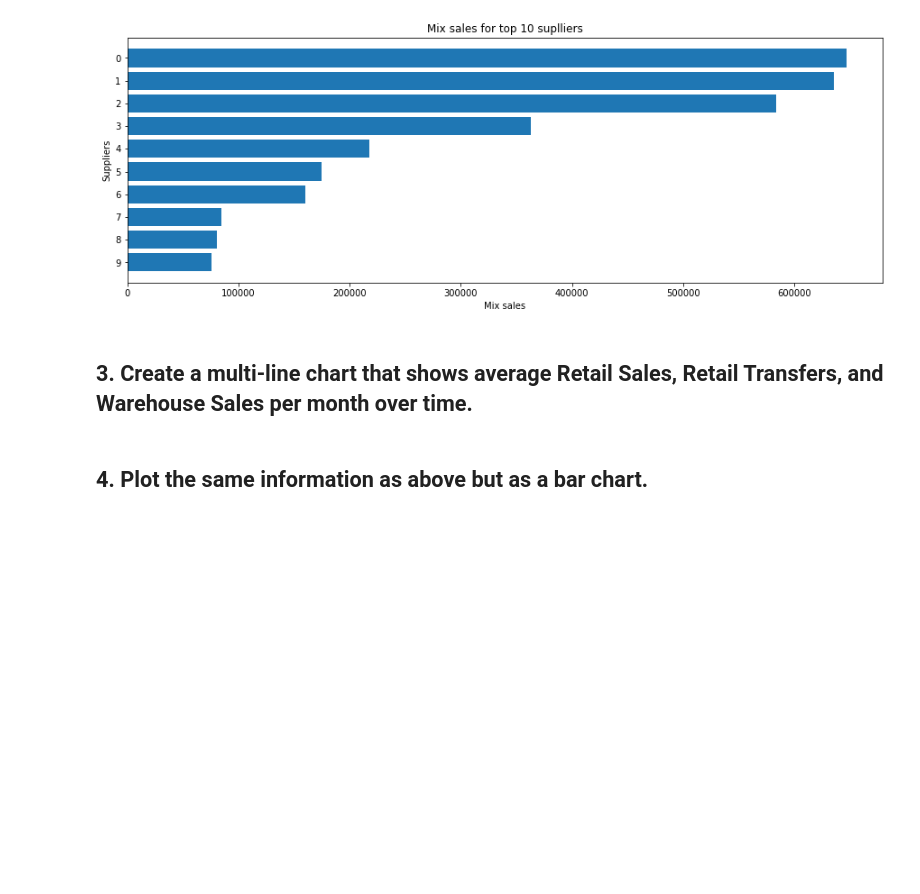
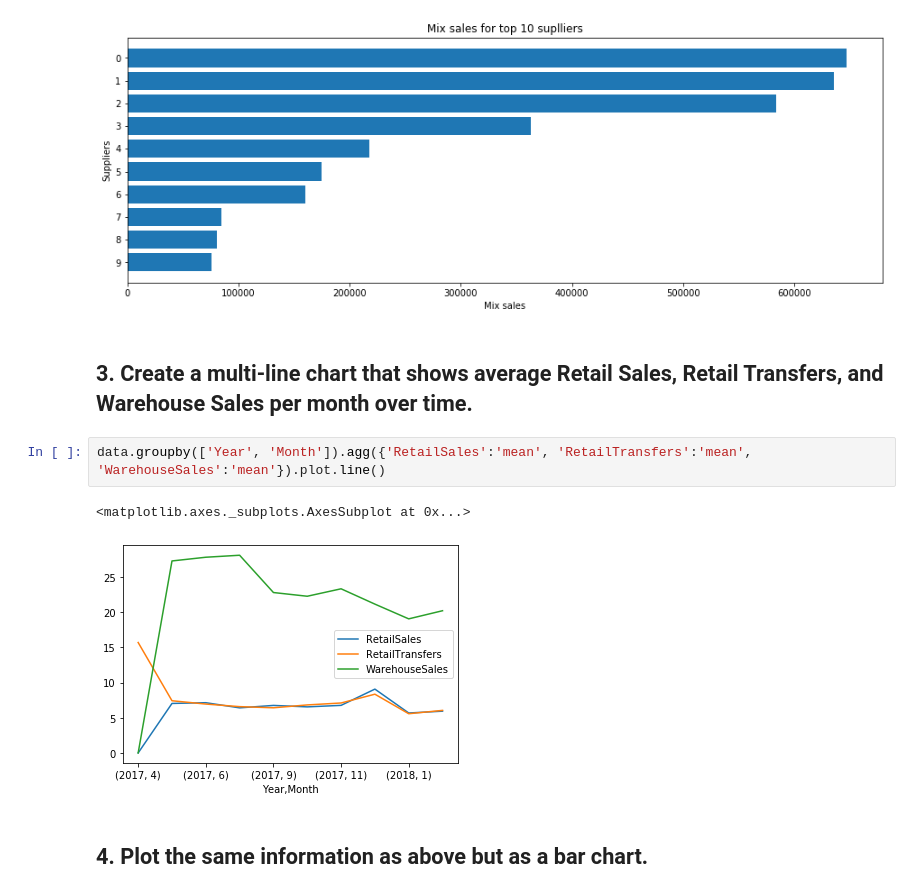
Before and after one commit to ironhack-datalabs/datamad0120, a Jupyter notebook: module-2/lab-plotting-multiple-data-series/your-code/main.ipynb, the cells around one changed output. Drawn from its saved outputs; the diff is of its cells as text; blank space fills up the shorter version.

```diff
--- a/module-2/lab-plotting-multiple-data-series/your-code/main.ipynb
+++ b/module-2/lab-plotting-multiple-data-series/your-code/main.ipynb
@@ -51,5 +51,10 @@ ax.set_title('Mix sales for top 10 suplliers');
 [figure]
 # %% [markdown]
 ## 3. Create a multi-line chart that shows average Retail Sales, Retail Transfers, and Warehouse Sales per month over time.
+# %%
+data.groupby(['Year', 'Month']).agg({'RetailSales':'mean', 'RetailTransfers':'mean', 'WarehouseSales':'mean'}).plot.line()
+# %% [output]
+<matplotlib.axes._subplots.AxesSubplot at 0x...>
+[figure, added]
 # %% [markdown]
 ## 4. Plot the same information as above but as a bar chart.
```
Also changed, not shown: parts of 2 cells of this notebook.
